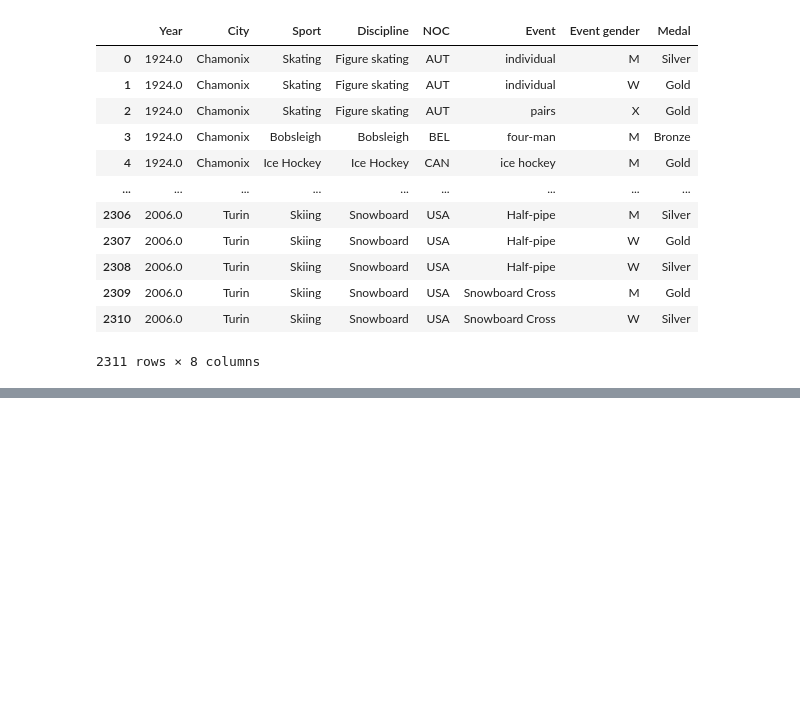
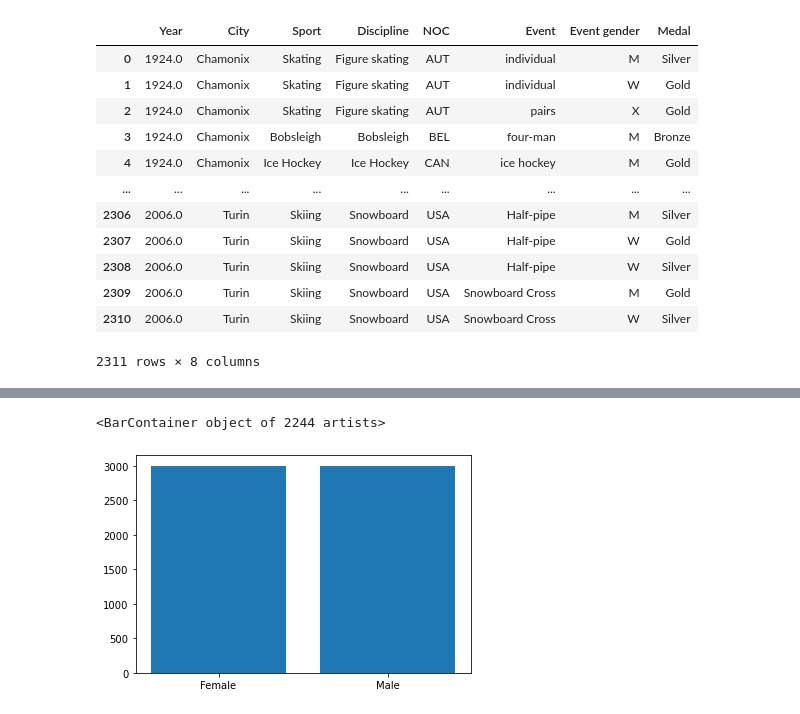
Before and after one commit to Deepakdk06/DA_Batch_by_Manoj_Sir, a Jupyter notebook: Topic2- Pandas.ipynb, the cells around one changed output, grey strips where cells are left out. Saved outputs shown, nothing was run; the diff lists cells and outputs as text; code cells hidden in the pictures; blank space fills up the shorter version.

```diff
--- a/Topic2- Pandas.ipynb
+++ b/Topic2- Pandas.ipynb
@@ -598,0 +1125,6 @@ Parser memory cleanup took: 0.00 ms
+# %%
+# Change data type
+
+df121= pd.read_csv(r"C:\Users\Administrator.LAB-STUDENT\CLASSES_Templates\DATA ANALYTICS\online_store_customer_data.csv")
+# print(df.info())
+print(df121.head())
@@ -598,0 +1145,11 @@ Parser memory cleanup took: 0.00 ms
+# %%
+# import matplotlib.pyplot as plt
+df121['Gender']= df121['Gender'].astype("string")
+df121['Amount_spent']= df121['Amount_spent'].astype(float)
+# df121.info()
+# df121.dropna(subset=['Gender','Amount_spent'], inplace=True)
+# df121.isnull().sum()
+plt.bar(df121['Gender'],df121['Amount_spent'])
+# %% [output]
+<BarContainer object of 2244 artists>
+[figure, added]
```
Also changed, not shown: parts of 39 cells of this notebook.
